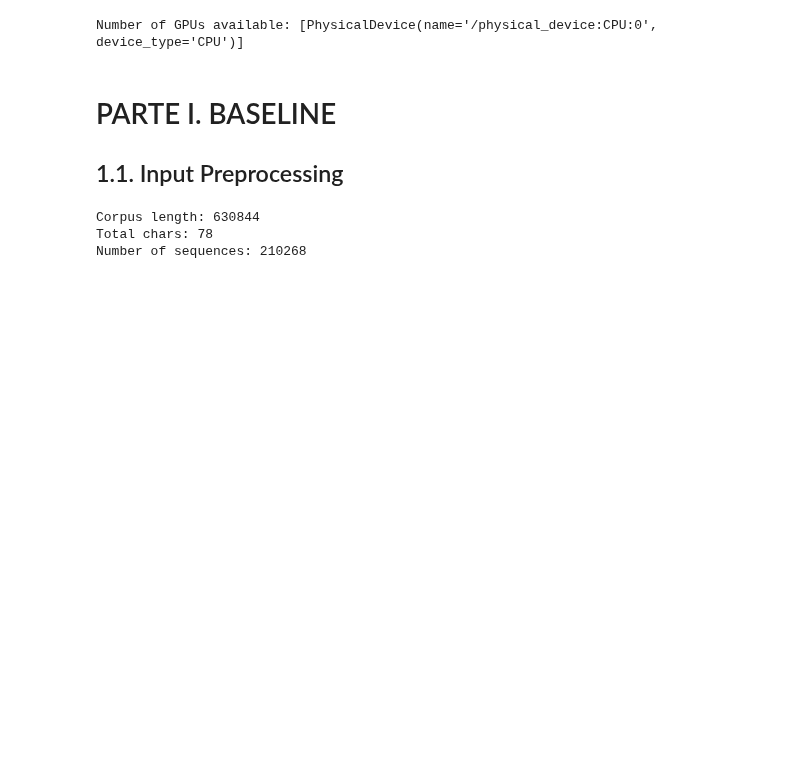
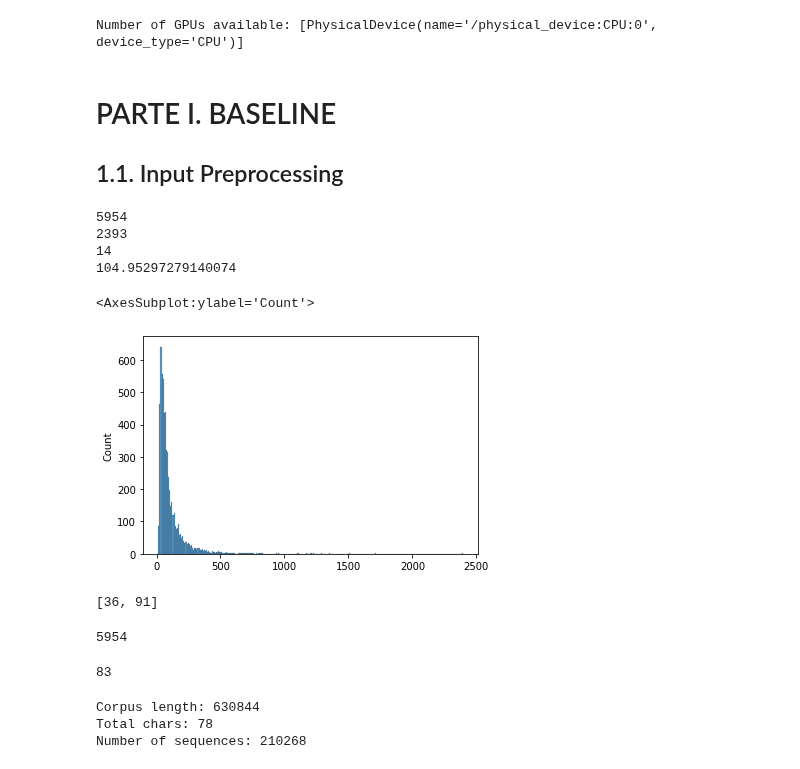
Before and after one commit to Garcipaldis/bridge_datascience_JorgeGarcia, a Jupyter notebook: ML_Scrapping/NLP.ipynb, the cells around one changed output. Saved outputs shown, nothing was run; the diff lists cells and outputs as text; code cells hidden in the pictures; blank space fills up the shorter version.

```diff
--- a/ML_Scrapping/NLP.ipynb
+++ b/ML_Scrapping/NLP.ipynb
@@ -18,3 +18,38 @@ Number of GPUs available: [PhysicalDevice(name='/physical_device:CPU:0', device_
 ## 1.1. Input Preprocessing
 # %%
 df = pd.read_csv('BASE.csv')
+# %%
+quotes = list(df.quote)
+# %%
+lens = [len(q) for q in quotes]
+print(len(lens))
+print(max(lens))
+print(min(lens))
+print(sum(lens)/len(lens))
+# %% [output]
+5954
+2393
+14
+104.95297279140074
+# %%
+import seaborn as sns
+
+sns.histplot(lens)
+# %% [output]
+<AxesSubplot:ylabel='Count'>
+[figure, added]
+# %%
+from collections import Counter
+
+d = Counter(lens)
+median = [0, 0]
+for k, v in d.items():
+    if v > median[1]:
+        median = [k, v]
+print(median)
+# %% [output]
+[36, 91]
+# %%
+sum(list(d.values()))
+# %% [output]
+5954
@@ -21,3 +60,7 @@ df = pd.read_csv('BASE.csv')
+# %%
+d[39]
+# %% [output]
+83
 # %%
 # Quote List
 quotes = list(df.quote)
```
Also changed, not shown: parts of 2 cells of this notebook, 20 other files.
